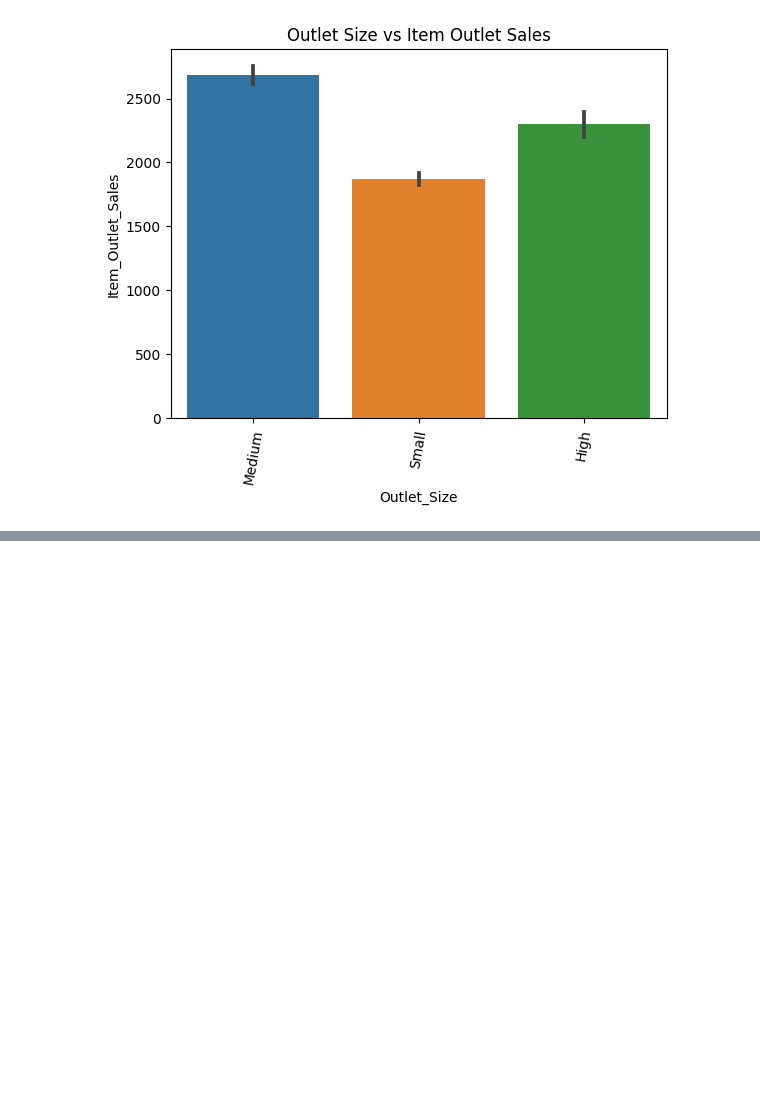
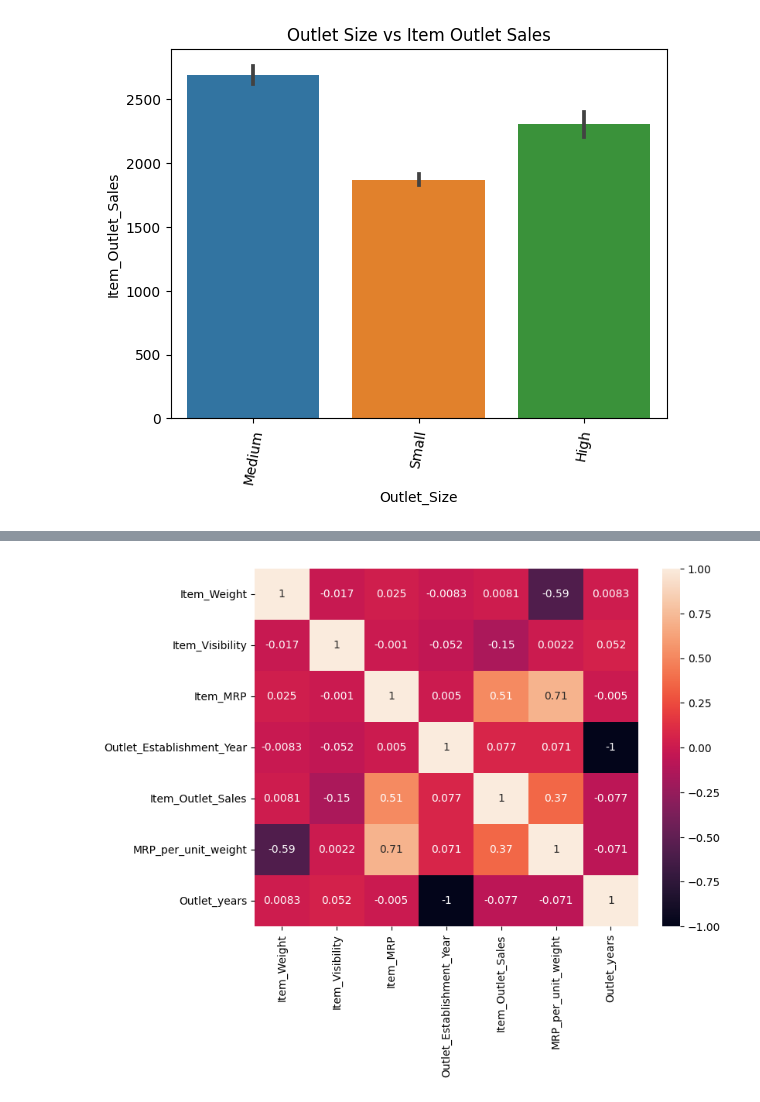
Before and after one commit to prateekkosta/Big-Mart-sales-analysis-, a Jupyter notebook: BigMart_Data_Analysis.ipynb, the cells around one changed output, grey strips where cells are left out. Cells and saved outputs as stored; diff of their text form; code cells hidden in the pictures; blank space fills up the shorter version.

```diff
--- a/BigMart_Data_Analysis.ipynb
+++ b/BigMart_Data_Analysis.ipynb
@@ -453,0 +473,6 @@ None
+# %%
+plt.figure(figsize= (8,6))
+sns.heatmap(df.corr(), annot= True)
+None
+# %% [output]
+[figure, added]
```
Also changed, not shown: parts of 16 cells of this notebook.
